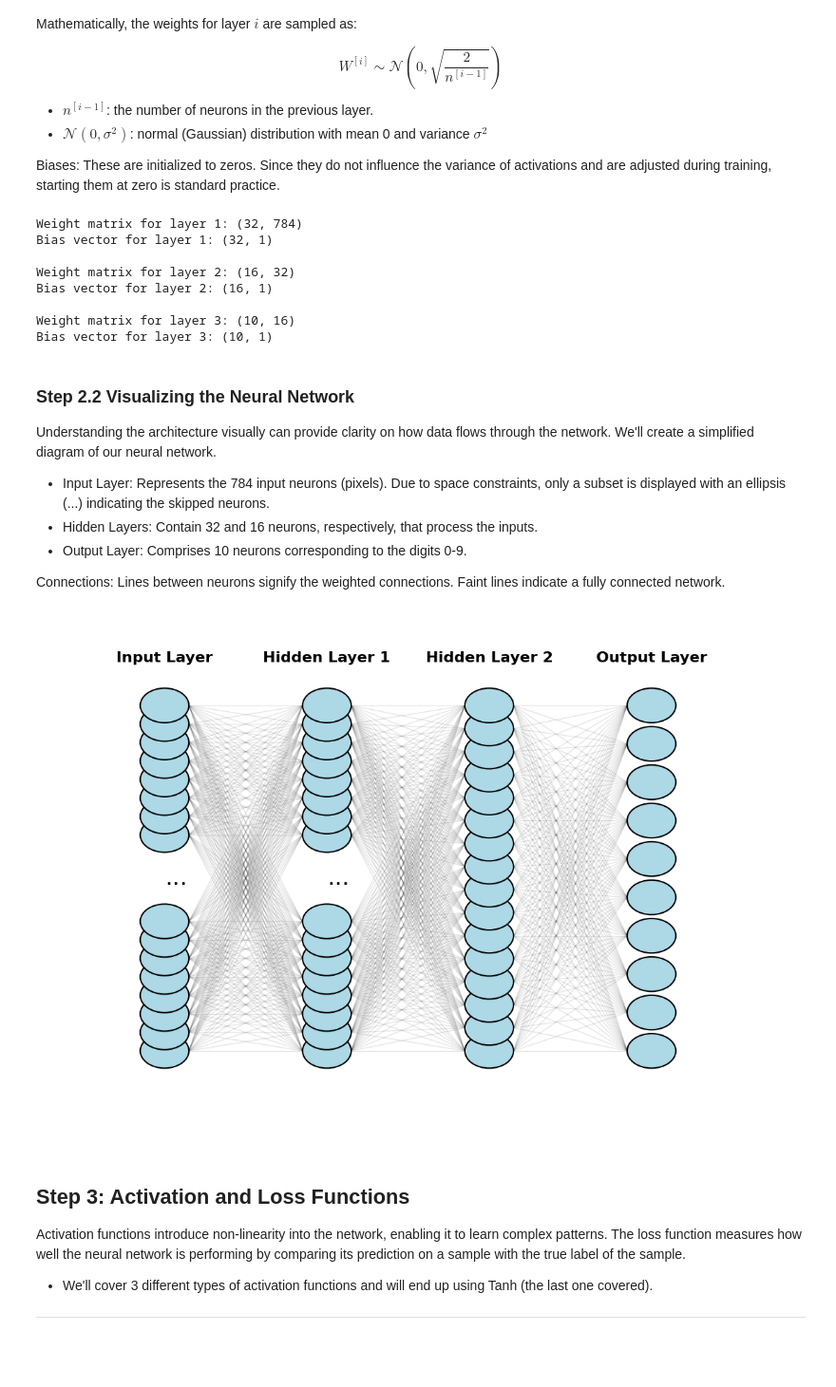
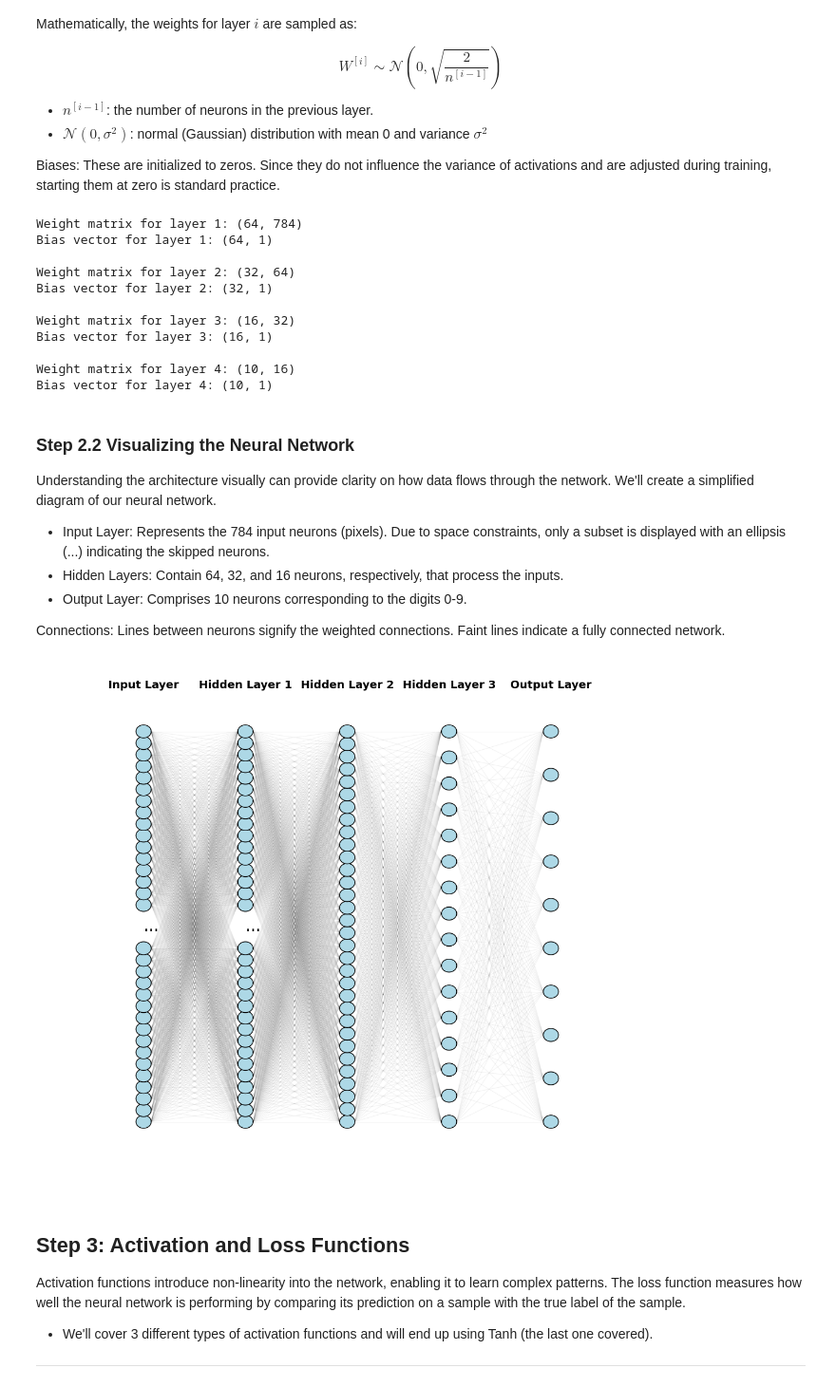
Before and after one commit to dinosaur-oatmeal/MNIST-Walkthrough, a Jupyter notebook: MNIST-Walkthrough.ipynb, the cells around one changed output. Shown at 95% size. Drawn from its saved outputs; the diff is of its cells as text; code cells hidden in the pictures; blank space fills up the shorter version.

Commit message:
updated layers for better test accuracy

```diff
--- a/MNIST-Walkthrough.ipynb
+++ b/MNIST-Walkthrough.ipynb
@@ -38,7 +39,7 @@ mnist = openml.datasets.get_dataset(554)    # ID for MNIST
 
 # Define network architecture
 input_size = 28 * 28         # 784 input neurons
-hidden_sizes = [32, 16]      # Two hidden layers with 32 and 16 neurons
+hidden_sizes = [64, 32, 16]      # list of hidden layers
 output_size = 10             # 10 output neurons for digits 0-9
 layer_dims = [input_size] + hidden_sizes + [output_size]    # Total network dimensions
 # %% [markdown]
@@ -199,26 +200,33 @@ for i in range(len(weights)):
     print(f"Weight matrix for layer {i + 1}: {weights[i].shape}")
     print(f"Bias vector for layer {i + 1}: {biases[i].shape}\n")
 # %% [output]
-Weight matrix for layer 1: (32, 784)
-Bias vector for layer 1: (32, 1)
+Weight matrix for layer 1: (64, 784)
+Bias vector for layer 1: (64, 1)
 
-Weight matrix for layer 2: (16, 32)
-Bias vector for layer 2: (16, 1)
+Weight matrix for layer 2: (32, 64)
+Bias vector for layer 2: (32, 1)
 
-Weight matrix for layer 3: (10, 16)
-Bias vector for layer 3: (10, 1)
+Weight matrix for layer 3: (16, 32)
+Bias vector for layer 3: (16, 1)
+
+Weight matrix for layer 4: (10, 16)
+Bias vector for layer 4: (10, 1)
 # %% [markdown]
 ### Step 2.2 Visualizing the Neural Network
 
 Understanding the architecture visually can provide clarity on how data flows through the network. We'll create a simplified diagram of our neural network.
 
 * Input Layer: Represents the 784 input neurons (pixels). Due to space constraints, only a subset is displayed with an ellipsis (...) indicating the skipped neurons.
-* Hidden Layers: Contain 32 and 16 neurons, respectively, that process the inputs.
+* Hidden Layers: Contain 64, 32, and 16 neurons, respectively, that process the inputs.
 * Output Layer: Comprises 10 neurons corresponding to the digits 0-9.
 
 Connections: Lines between neurons signify the weighted connections. Faint lines indicate a fully connected network.
 # %%
-def draw_neural_network(layer_dims, max_display=16):
+import matplotlib.pyplot as plt
+import matplotlib.patches as patches
+import numpy as np
+
+def draw_neural_network(layer_dims, max_display = 32):
     """
     Arguments:
     layer_dims -- List of integers representing the number of neurons in each layer.
@@ -226,24 +234,23 @@ def draw_neural_network(layer_dims, max_display=16):
     """
 
     total_layers = len(layer_dims)
-    fig, ax = plt.subplots(figsize=(14, 10))
+    fig, ax = plt.subplots(figsize = (14, 12))
     ax.set_xlim(0, 12)
     ax.set_ylim(0, 12)
     ax.axis('off')
 
-    neuron_size = 0.4  # Circle size for each neuron
+    # Circle size for each neuron
+    neuron_size = 0.15
     neuron_color = 'lightblue'
 
     # Function to generate neuron positions for a layer
     def generate_layer_positions(x_position, n_neurons):
         if n_neurons > max_display:
-
             displayed_neurons = max_display // 2
-            positions = np.linspace(2, 5, displayed_neurons).tolist() + \
-                        np.linspace(7, 10, displayed_neurons).tolist()
+            positions = np.linspace(1.5, 5.5, displayed_neurons).tolist() + \
+                        np.linspace(6.5, 10.5, displayed_neurons).tolist()
         else:
-
-            positions = np.linspace(2, 10, n_neurons)
+            positions = np.linspace(1.5, 10.5, n_neurons)
 
         return [(x_position, y) for y in positions]
 
@@ -251,52 +258,41 @@ def draw_neural_network(layer_dims, max_display=16):
     x_positions = np.linspace(2, 10, total_layers)
 
     for idx, n_neurons in enumerate(layer_dims):
-
         layer = generate_layer_positions(x_positions[idx], n_neurons)
         layers.append(layer)
 
     # Draw neurons
     for layer in layers:
-
         for neuron in layer:
-
-            circle = patches.Circle(neuron, neuron_size, fill=True, color=neuron_color, ec='k', lw=1.5)
+            circle = patches.Circle(neuron, neuron_size, fill = True, color = neuron_color, ec = 'k', lw = 1)
             ax.add_patch(circle)
 
     # Draw connections
-    for i in range(len(layers) -1):
-
+    for i in range(len(layers) - 1):
         layer1 = layers[i]
-        layer2 = layers[i+1]
-
+        layer2 = layers[i + 1]
         for n1 in layer1:
-
             for n2 in layer2:
-
-                ax.plot([n1[0]+0.4, n2[0]-0.4], [n1[1], n2[1]], 'k-', alpha=0.1, lw=1)
+                ax.plot([n1[0] + neuron_size, n2[0] - neuron_size], [n1[1], n2[1]], 'k-', alpha = 0.05, lw = 0.8)
 
     # Add '...' to indicate skipped neurons
     for idx, layer in enumerate(layers):
-
         n_neurons = layer_dims[idx]
-
         if n_neurons > max_display:
-
-            ax.text(x_positions[idx], 6, '...', fontsize=25, verticalalignment='center', color='black')
+            ax.text(x_positions[idx], 6, '...', fontsize = 20, verticalalignment = 'center', color = 'black')
 
     # Layer labels
-    layer_names = ['Input Layer'] + [f'Hidden Layer {i+1}' for i in range(len(layer_dims)-2)] + ['Output Layer']
-
+    layer_names = ['Input Layer'] + [f'Hidden Layer {i + 1}' for i in range(len(layer_dims) - 2)] + ['Output Layer']
     for idx, name in enumerate(layer_names):
 
-        ax.text(x_positions[idx], 11, name, horizontalalignment='center', fontsize=16, fontweight='bold')
+        ax.text(x_positions[idx], 11.5, name, horizontalalignment = 'center', fontsize = 14, fontweight = 'bold')
 
     plt.show()
 
 # Visualize the neural network architecture
 draw_neural_network(layer_dims)
 # %% [output]
-[figure, old version]
+[figure, new version]
 # %% [markdown]
 ## Step 3: Activation and Loss Functions
 
```
Also changed, not shown: parts of 18 cells of this notebook.
